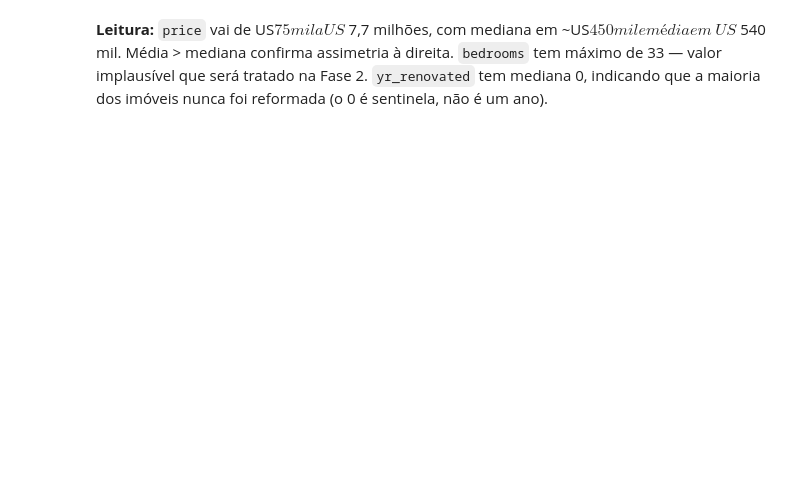
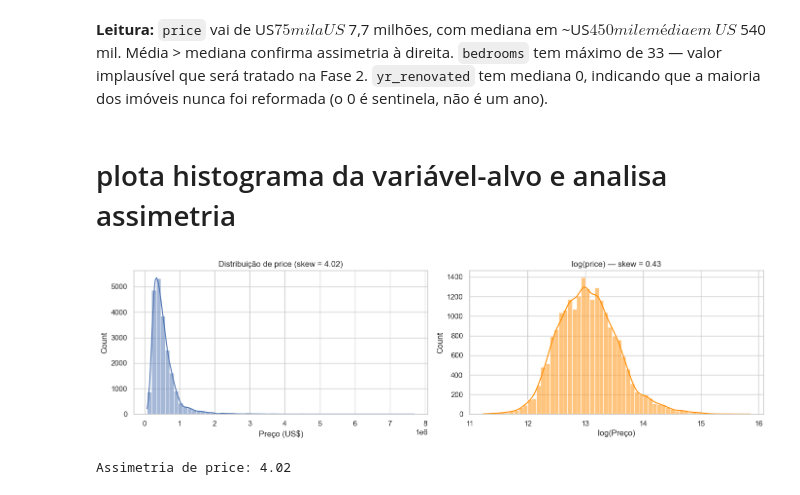
Before and after one commit to jhonatanalves/projetofinal_modulo1_sctec, a Jupyter notebook: notebooks/kc_house_predictor.ipynb, the cells around one changed output. Drawn from its saved outputs; the diff is of its cells as text; code cells hidden in the pictures; blank space fills up the shorter version.

Commit message:
plota histograma da variável-alvo e analisa assimetria

```diff
--- a/notebooks/kc_house_predictor.ipynb
+++ b/notebooks/kc_house_predictor.ipynb
@@ -80,3 +80,26 @@ df.describe().T
 à direita. `bedrooms` tem máximo de 33 — valor implausível que será tratado
 na Fase 2. `yr_renovated` tem mediana 0, indicando que a maioria dos imóveis
 nunca foi reformada (o 0 é sentinela, não é um ano).
+# %% [markdown]
+# plota histograma da variável-alvo e analisa assimetria
+# %%
+skew = df["price"].skew()
+
+fig, axes = plt.subplots(1, 2, figsize=(14, 4))
+
+sns.histplot(df["price"], bins=60, kde=True, ax=axes[0])
+axes[0].set_title(f"Distribuição de price (skew = {skew:.2f})")
+axes[0].set_xlabel("Preço (US$)")
+
+sns.histplot(np.log1p(df["price"]), bins=60, kde=True, ax=axes[1], color="darkorange")
+axes[1].set_title(f"log(price) — skew = {np.log1p(df['price']).skew():.2f}")
+axes[1].set_xlabel("log(Preço)")
+
+plt.tight_layout()
+plt.savefig("../outputs/figures/01_distribuicao_target.png", dpi=120, bbox_inches="tight")
+plt.show()
+
+print(f"Assimetria de price: {skew:.2f}")
+# %% [output]
+[figure, added]
+Assimetria de price: 4.02
```
Also changed, not shown: 1 other file.
